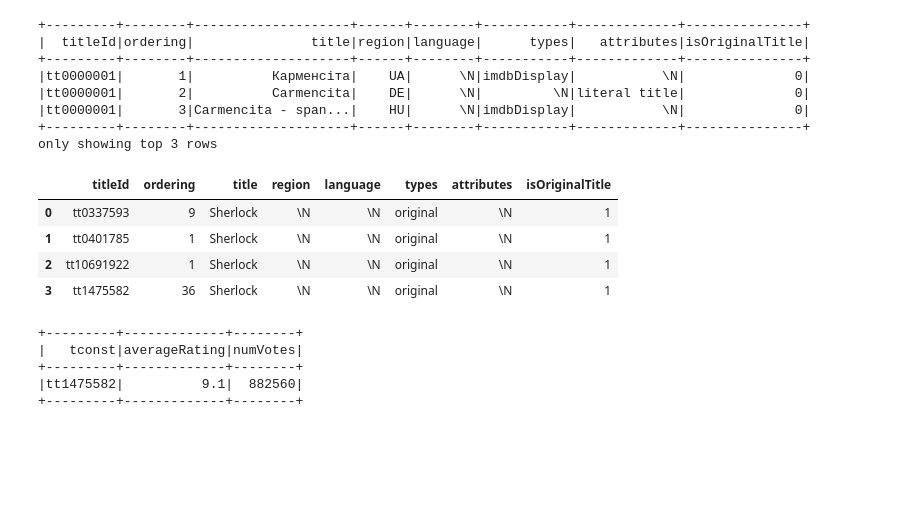
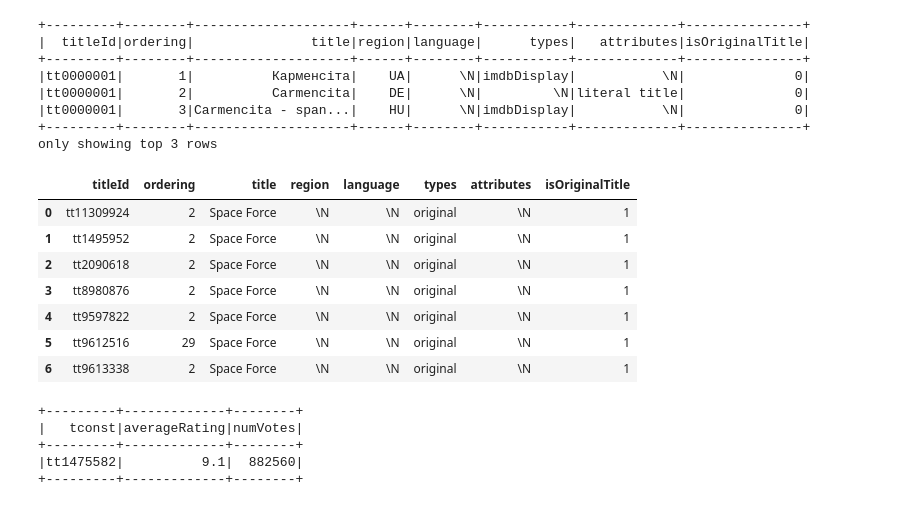
Before and after one commit to vichShir/netflix-analysis, a Jupyter notebook: notebooks/Netflix_Analysis.ipynb, the cells around one changed output. Saved outputs shown, nothing was run; the diff lists cells and outputs as text; code cells hidden in the pictures; blank space fills up the shorter version.

```diff
--- a/notebooks/Netflix_Analysis.ipynb
+++ b/notebooks/Netflix_Analysis.ipynb
@@ -877,14 +889,16 @@ spark.sql("SELECT * FROM akas_df").show(3)
 +---------+--------+--------------------+------+--------+-----------+-------------+---------------+
 only showing top 3 rows
 # %%
-df = spark.sql("SELECT * FROM akas_df WHERE title = 'Sherlock' AND isOriginalTitle = '1'").toPandas()
-df
+spark.sql("SELECT * FROM akas_df WHERE title = 'Space Force' AND isOriginalTitle = '1'").toPandas()
 # %% [output]
 |  | titleId | ordering | title | region | language | types | attributes | isOriginalTitle |
-| 0 | tt0337593 | 9 | Sherlock | \N | \N | original | \N | 1 |
-| 1 | tt0401785 | 1 | Sherlock | \N | \N | original | \N | 1 |
-| 2 | tt10691922 | 1 | Sherlock | \N | \N | original | \N | 1 |
-| 3 | tt1475582 | 36 | Sherlock | \N | \N | original | \N | 1 |
+| 0 | tt11309924 | 2 | Space Force | \N | \N | original | \N | 1 |
+| 1 | tt1495952 | 2 | Space Force | \N | \N | original | \N | 1 |
+| 2 | tt2090618 | 2 | Space Force | \N | \N | original | \N | 1 |
+| 3 | tt8980876 | 2 | Space Force | \N | \N | original | \N | 1 |
+| 4 | tt9597822 | 2 | Space Force | \N | \N | original | \N | 1 |
+| 5 | tt9612516 | 29 | Space Force | \N | \N | original | \N | 1 |
+| 6 | tt9613338 | 2 | Space Force | \N | \N | original | \N | 1 |
 # %%
 ratings_df.registerTempTable("ratings_df")
 spark.sql("SELECT * FROM ratings_df WHERE tconst = 'tt1475582'").show()
```
Also changed, not shown: parts of 16 cells of this notebook, 1 other file.
